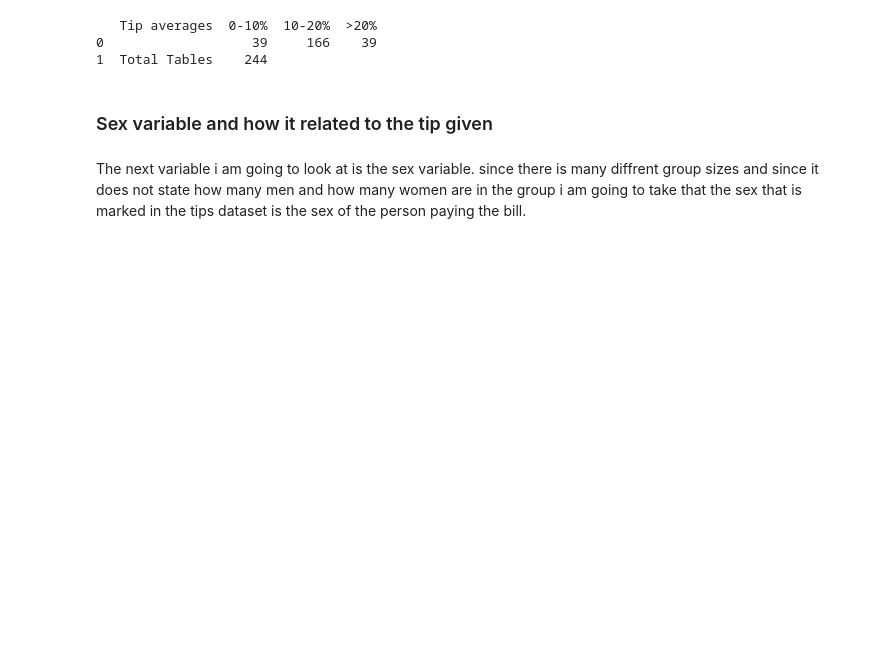
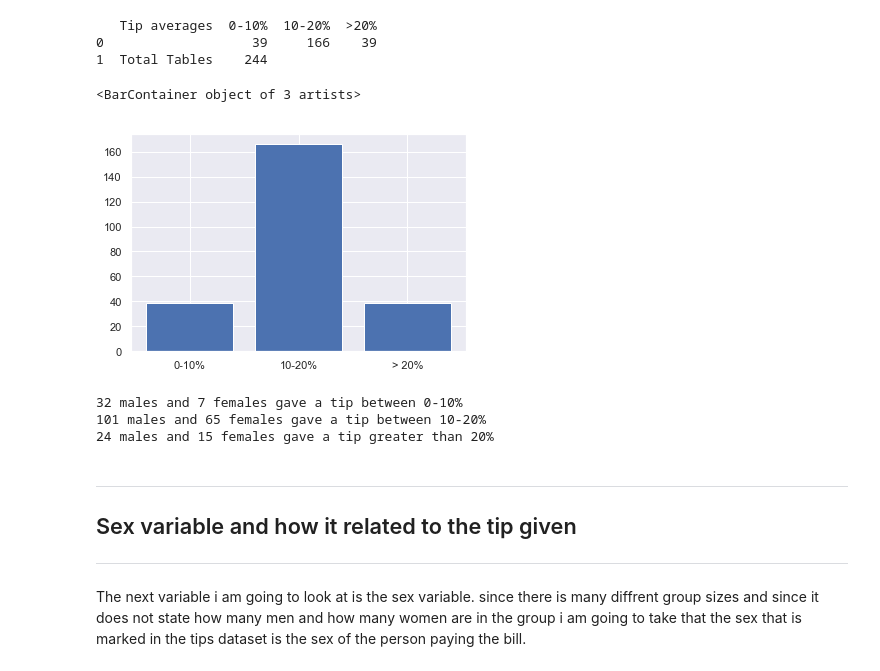
Before and after one commit to EoinStankard/DataAnalysisFundamentals_Assignment, a Jupyter notebook: TipsDataset_Assignment.ipynb, the cells around one changed output. Cells and saved outputs as stored; diff of their text form; code cells hidden in the pictures; blank space fills up the shorter version.

Commit message:
Added some more details on the sex of the person paying and the tip given

```diff
--- a/TipsDataset_Assignment.ipynb
+++ b/TipsDataset_Assignment.ipynb
@@ -64,20 +78,31 @@ with open("tips.csv",'r') as df:
 with open("tips.csv",'r') as df:
     count=0
     tipLow = 0
+    maleLow = 0
+    femaleLow = 0
     tipMed = 0
+    maleMed = 0
+    femaleMed = 0
     tipHigh = 0
+    maleHigh = 0
+    femaleHigh = 0
     reader = csv.reader(df, delimiter=',')
     for row in reader:
         if count > 0:
             count = count+1
             total = (float(row[1])/float(row[0]))*100
-            #print(int(total))
             if total >0 and total< 11:
                 tipLow = tipLow+1
+                if row[2] == "Male":maleLow=maleLow+1
+                elif row[2] == "Female":femaleLow=femaleLow+1
             elif total >10 and total< 20:
                 tipMed= tipMed+1
+                if row[2] == "Male":maleMed=maleMed+1
+                elif row[2] == "Female":femaleMed=femaleMed+1
             else:
                 tipHigh = tipHigh+1
+                if row[2] == "Male":maleHigh=maleHigh+1
+                elif row[2] == "Female":femaleHigh=femaleHigh+1
         else:
             count = count+1
 
@@ -92,8 +117,26 @@ with open("tips.csv",'r') as df:
    Tip averages  0-10%  10-20%  >20%
 0                   39     166    39
 1  Total Tables    244
+# %%
+percentages = ["0-10%","10-20%","> 20%"]
+values = [tipLow,tipMed,tipHigh]
+
+plt.bar(percentages,values)
+# %% [output]
+<BarContainer object of 3 artists>
+[figure, added]
+# %%
+print(maleLow,"males and",femaleLow,"females gave a tip between 0-10%")
+print(maleMed,"males and",femaleMed,"females gave a tip between 10-20%")
+print(maleHigh,"males and",femaleHigh,"females gave a tip greater than 20%")
+# %% [output]
+32 males and 7 females gave a tip between 0-10%
+101 males and 65 females gave a tip between 10-20%
+24 males and 15 females gave a tip greater than 20%
 # %% [markdown]
-### Sex variable and how it related to the tip given
+-------------------------------------------------------------------------------------------------------------------------------
+## Sex variable and how it related to the tip given
+-------------------------------------------------------------------------------------------------------------------------------
 # %% [markdown]
 The next variable i am going to look at is the sex variable. since there is many diffrent group sizes and since it does not state how many men and how many women are in the group i am going to take that the sex that is marked in the tips dataset is the sex of the person paying the bill.
 # %%
```
Also changed, not shown: parts of 4 cells of this notebook.
